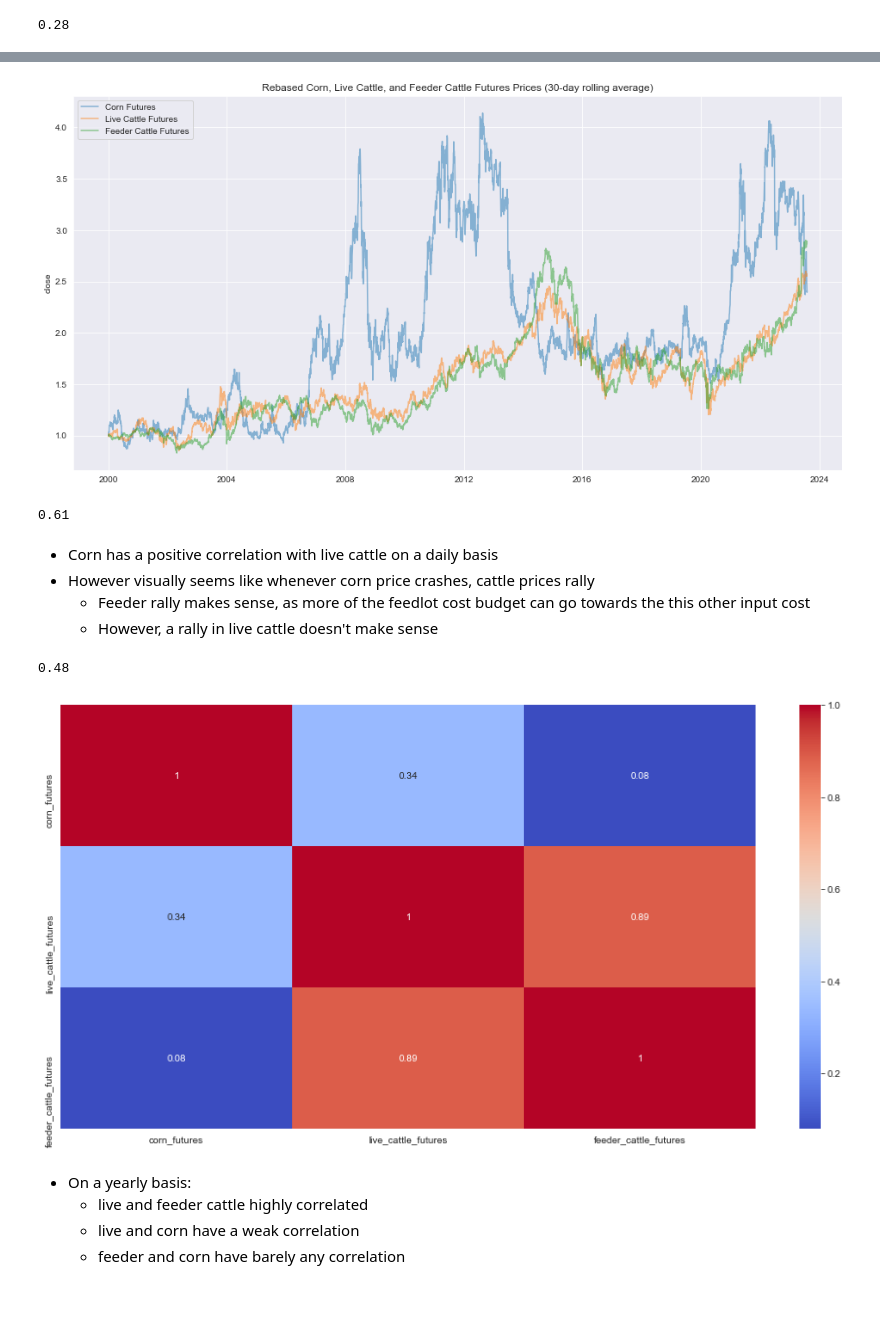
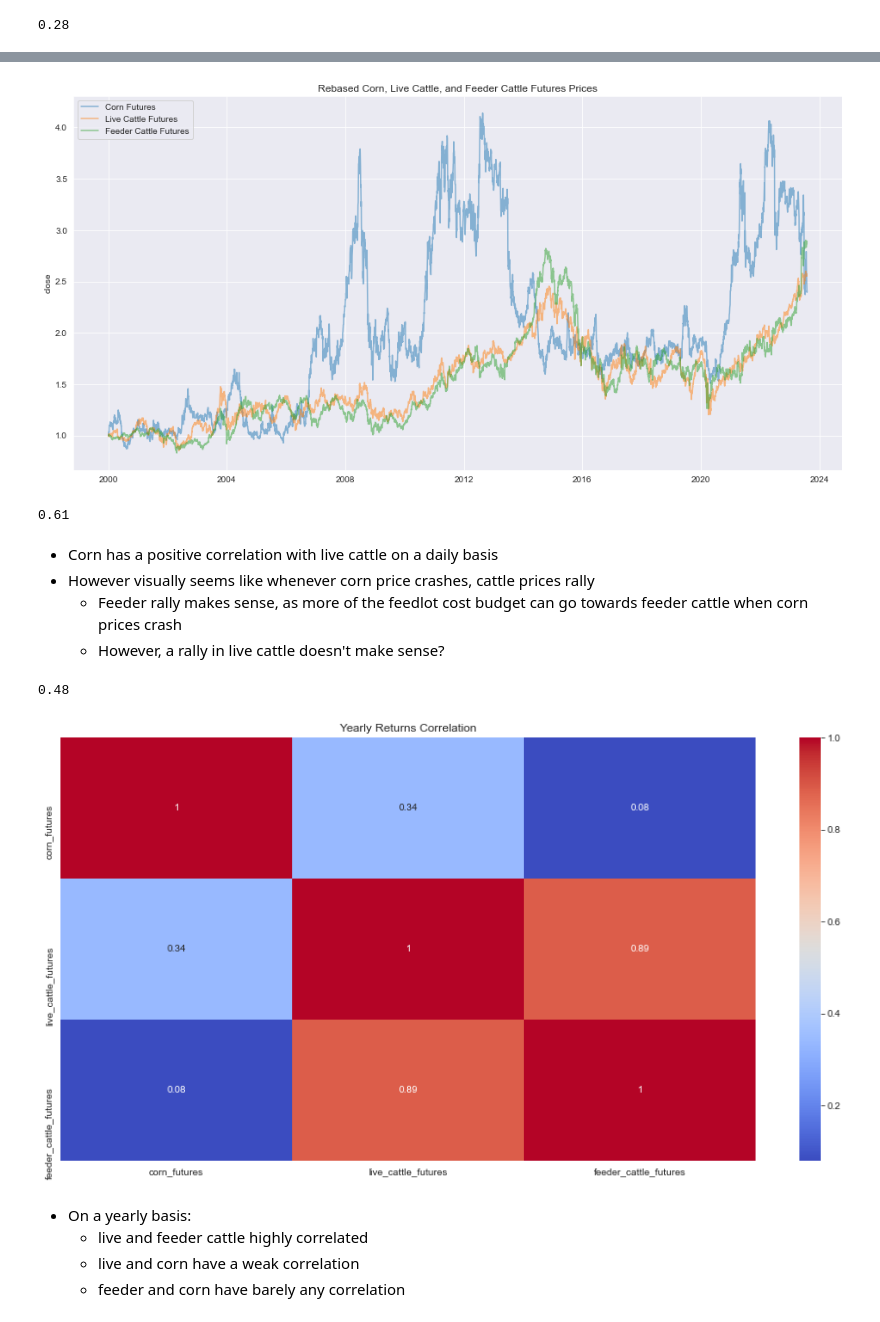
Before and after one commit to EricOstr/live_cattle, a Jupyter notebook: analysis/monthly_analysis/live_feeder_corn.ipynb, the cells around one changed output, grey strips where cells are left out. Saved outputs shown, nothing was run; the diff lists cells and outputs as text; code cells hidden in the pictures.

```diff
--- a/analysis/monthly_analysis/live_feeder_corn.ipynb
+++ b/analysis/monthly_analysis/live_feeder_corn.ipynb
@@ -134,10 +78,10 @@ src.lineplot_mult_normalized(
     'Corn Futures',
     'Live Cattle Futures',
     'Feeder Cattle Futures',
-    title="Rebased Corn, Live Cattle, and Feeder Cattle Futures Prices (30-day rolling average)",
+    title="Rebased Corn, Live Cattle, and Feeder Cattle Futures Prices",
     )
 # %% [output]
-[figure, old version]
+[figure, new version]
 # %%
 round(corn_futures.corr(live_cattle_futures),2)
 # %% [output]
@@ -145,8 +89,8 @@ round(corn_futures.corr(live_cattle_futures),2)
 # %% [markdown]
 - Corn has a positive correlation with live cattle on a daily basis
 - However visually seems like whenever corn price crashes, cattle prices rally
-    - Feeder rally makes sense, as more of the feedlot cost budget can go towards the this other input cost
-    - However, a rally in live cattle doesn't make sense
+    - Feeder rally makes sense, as more of the feedlot cost budget can go towards feeder cattle when corn prices crash
+    - However, a rally in live cattle doesn't make sense?
 # %%
 round(corn_futures.corr(feeder_cattle_futures),2)
 # %% [output]
@@ -154,19 +98,20 @@ round(corn_futures.corr(feeder_cattle_futures),2)
 # %%
 import seaborn as sns
 import matplotlib.pyplot as plt
 
 df = pd.concat([
     corn_futures.resample('Y').mean().pct_change(),
     live_cattle_futures.resample('Y').mean().pct_change(),
     feeder_cattle_futures.resample('Y').mean().pct_change()
     ], axis=1)
 
 df.columns = ['corn_futures', 'live_cattle_futures', 'feeder_cattle_futures']
 
 sns.heatmap(df.corr(), annot=True, cmap='coolwarm')
+plt.title('Yearly Returns Correlation')
 plt.show()
 # %% [output]
-[figure, old version]
+[figure, new version]
 # %% [markdown]
 - On a yearly basis:
     - live and feeder cattle highly correlated
```
Also changed, not shown: parts of 17 cells of this notebook, 8 other files.
